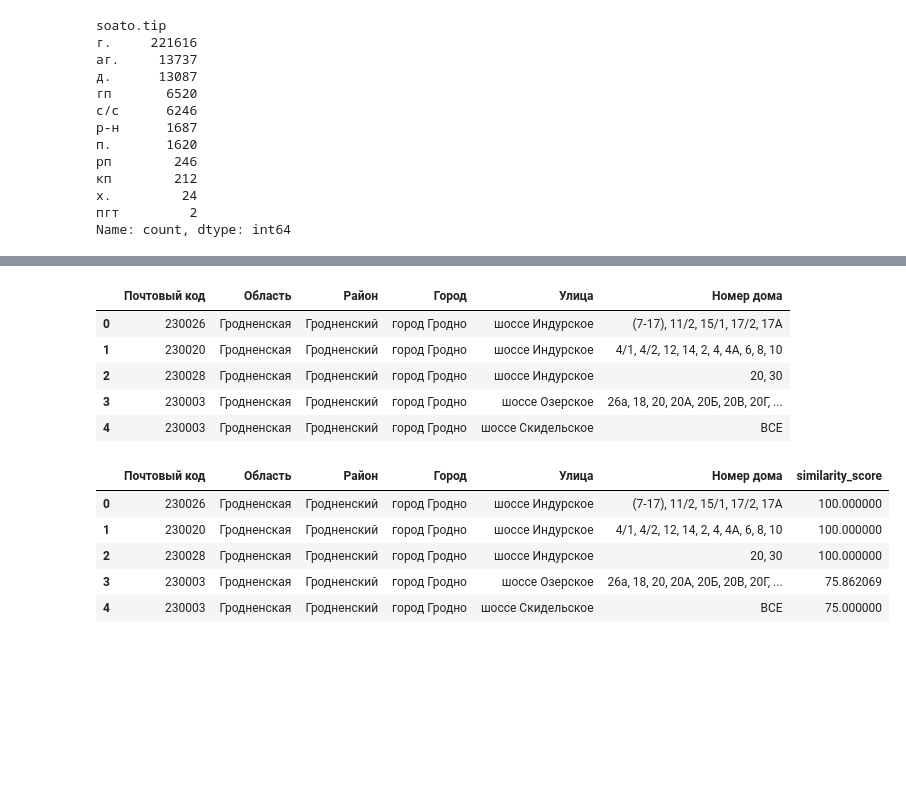
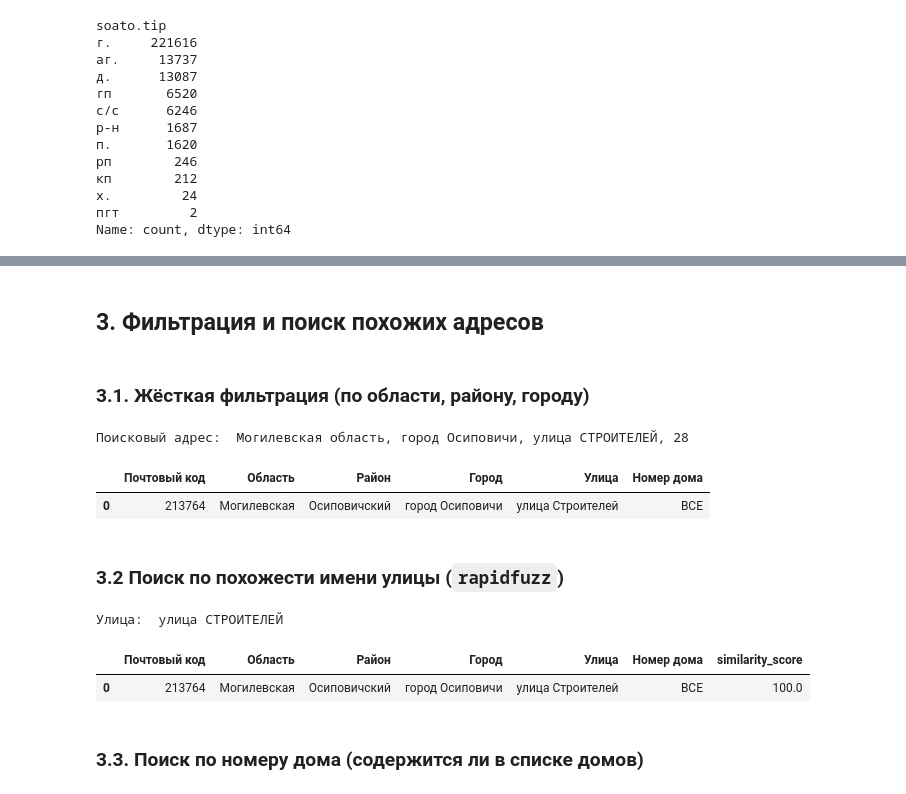
Before and after one commit to trxxnk/belpost-address-finder, a Jupyter notebook: analys.ipynb, the cells around one changed output, grey strips where cells are left out. Cells and saved outputs as stored; diff of their text form; code cells hidden in the pictures; blank space fills up the shorter version.

```diff
--- a/analys.ipynb
+++ b/analys.ipynb
@@ -127,0 +192,4 @@ def build_address(
+# %%
+data = expand_abbreviations_in_column(data, "to.street", abbr_dict)
+data.fillna("", inplace=True)
+data.sample(10)
@@ -128,14 +233,26 @@ def build_address(
 # %%
+# Составление адреса запроса и запрос к belpost.by
+region = district = sovet = city_type = city_name = street = building = address_str = None
 with session.begin():
-    addr = session.query(Address).where(Address.id == 777).first()
+    idx = 146137
+    # addr = session.query(Address).where(Address.id == 121212).first()
 
-    street = addr.street
-    building = addr.building
-    region = addr.soato_oblast
-    district = addr.soato_district
-    sovet = addr.soato_sovet
-    city_name = addr.soato_name
-    city_type = replace_dict.get(addr.soato_tip, "")
+    # street = addr.street
+    # building = addr.building
+    # region = addr.soato_oblast
+    # district = addr.soato_district
+    # sovet = addr.soato_sovet
+    # city_name = addr.soato_name
+    # city_type = replace_dict.get(addr.soato_tip, "")
+
+    data_row = data.iloc[idx]
+    region = data_row["soato.oblast"]
+    district = data_row["soato.district"]
+    sovet = data_row["soato.sovet"]
+    city_type = replace_dict.get(data_row["soato.tip"], "")
+    city_name = data_row["soato.name"]
+    street = data_row["to.street"]
+    building = data_row["to.building"]
 
     address_str = build_address(
         region=region,
@@ -172 +289,5 @@ res
+# %% [markdown]
+## 3. Фильтрация и поиск похожих адресов
+# %% [markdown]
+### 3.1. Жёсткая фильтрация (по области, району, городу)
 # %%
@@ -181,17 +301,17 @@ def filter_addresses(df: pd.DataFrame, region: str, district: str, city: str) ->
     return df[mask]
 # %%
 first_filtered = filter_addresses(res,
-                region=addr.soato_oblast,
-                district=addr.soato_district,
-                city=addr.soato_name)
+                region=region,
+                district=district,
+                city=city_name)
+print("Поисковый адрес: ", address_str)
 first_filtered
 # %% [output]
+Поисковый адрес:  Могилевская область, город Осиповичи, улица СТРОИТЕЛЕЙ, 28
 |  | Почтовый код | Область | Район | Город | Улица | Номер дома |
-| 0 | 230026 | Гродненская | Гродненский | город Гродно | шоссе Индурское | (7-17), 11/2, 15/1, 17/2, 17А |
-| 1 | 230020 | Гродненская | Гродненский | город Гродно | шоссе Индурское | 4/1, 4/2, 12, 14, 2, 4, 4А, 6, 8, 10 |
-| 2 | 230028 | Гродненская | Гродненский | город Гродно | шоссе Индурское | 20, 30 |
-| 3 | 230003 | Гродненская | Гродненский | город Гродно | шоссе Озерское | 26а, 18, 20, 20А, 20Б, 20В, 20Г, ... |
-| 4 | 230003 | Гродненская | Гродненский | город Гродно | шоссе Скидельское | ВСЕ |
+| 0 | 213764 | Могилевская | Осиповичский | город Осиповичи | улица Строителей | ВСЕ |
+# %% [markdown]
+### 3.2 Поиск по похожести имени улицы (`rapidfuzz`)
 # %%
 def add_similarity_scores(df: pd.DataFrame, target_string: str, column_name: str, scorer=fuzz.ratio):
     """
@@ -206,13 +326,14 @@ def add_similarity_scores(df: pd.DataFrame, target_string: str, column_name: str
     df.sort_values(by="similarity_score", ascending=False, inplace=True)
     return df
 # %%
-add_similarity_scores(first_filtered,
-                      target_string=addr.street,
+print("Улица: ", street)
+data_scores = add_similarity_scores(first_filtered,
+                      target_string=street,
                       column_name="Улица")
+data_scores
 # %% [output]
+Улица:  улица СТРОИТЕЛЕЙ
 |  | Почтовый код | Область | Район | Город | Улица | Номер дома | similarity_score |
-| 0 | 230026 | Гродненская | Гродненский | город Гродно | шоссе Индурское | (7-17), 11/2, 15/1, 17/2, 17А | 100.000000 |
-| 1 | 230020 | Гродненская | Гродненский | город Гродно | шоссе Индурское | 4/1, 4/2, 12, 14, 2, 4, 4А, 6, 8, 10 | 100.000000 |
-| 2 | 230028 | Гродненская | Гродненский | город Гродно | шоссе Индурское | 20, 30 | 100.000000 |
-| 3 | 230003 | Гродненская | Гродненский | город Гродно | шоссе Озерское | 26а, 18, 20, 20А, 20Б, 20В, 20Г, ... | 75.862069 |
-| 4 | 230003 | Гродненская | Гродненский | город Гродно | шоссе Скидельское | ВСЕ | 75.000000 |
+| 0 | 213764 | Могилевская | Осиповичский | город Осиповичи | улица Строителей | ВСЕ | 100.0 |
+# %% [markdown]
+### 3.3. Поиск по номеру дома (содержится ли в списке домов)
```
Also changed, not shown: parts of 21 cells of this notebook, 6 other files.
